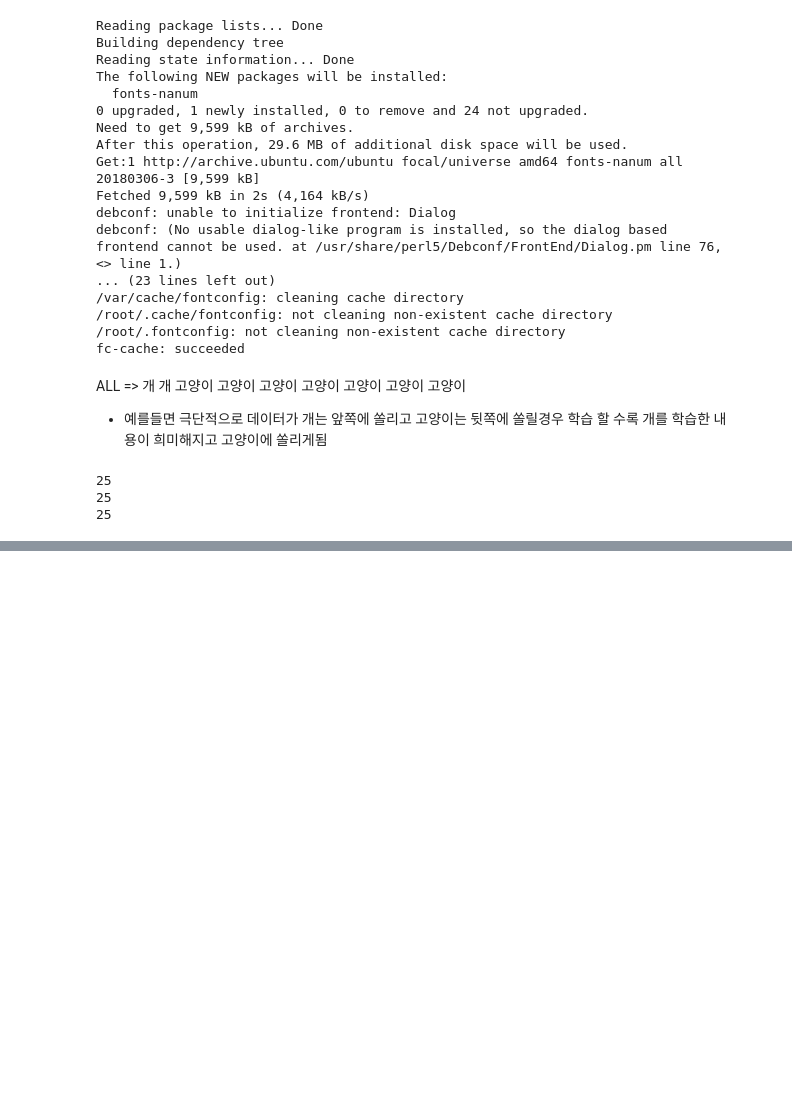
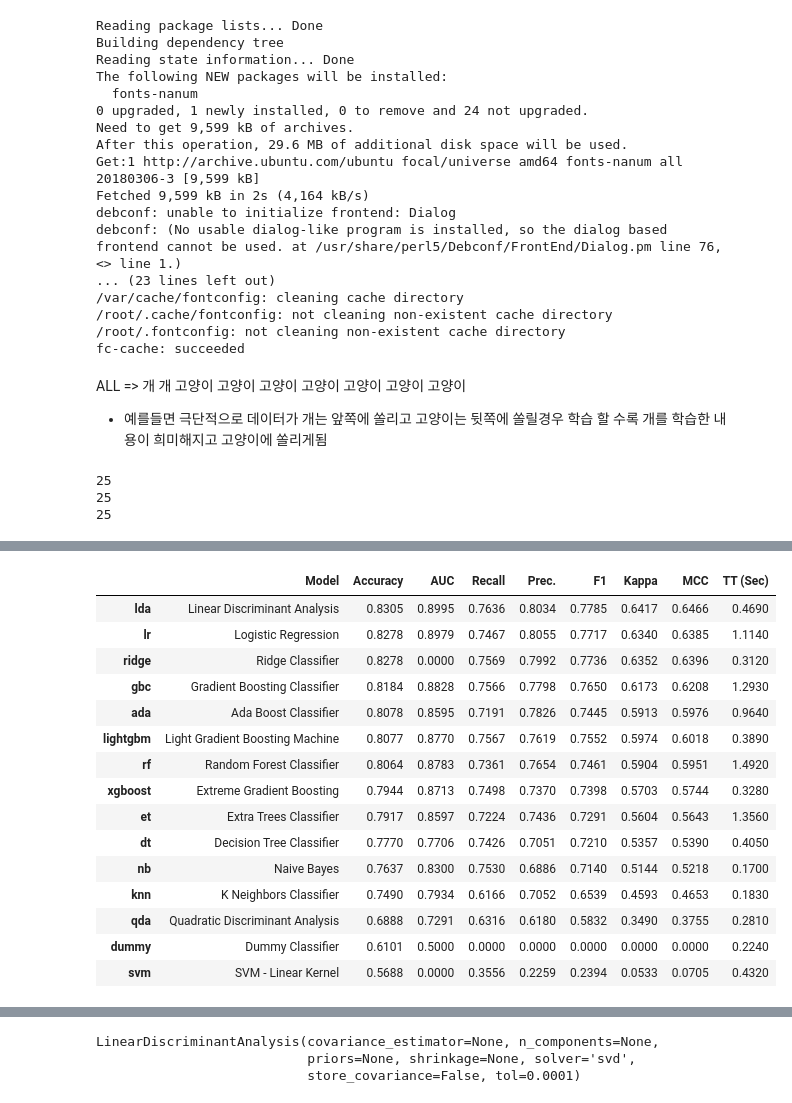
Before and after one commit to Hanbooyo/ML_lecture, a Jupyter notebook: ML_sample.ipynb, the cells around one changed output, grey strips where cells are left out. Saved outputs shown, nothing was run; the diff lists cells and outputs as text; code cells hidden in the pictures; blank space fills up the shorter version.

```diff
--- a/ML_sample.ipynb
+++ b/ML_sample.ipynb
@@ -249,0 +932,5 @@ plt.show()
+# %%
+# ML 모델 성능 비교
+top = compare_models()
+top
+# %% [output]
@@ -249,0 +938,16 @@ plt.show()
+|  | Model | Accuracy | AUC | Recall | Prec. | F1 | Kappa | MCC | TT (Sec) |
+| lda | Linear Discriminant Analysis | 0.8305 | 0.8995 | 0.7636 | 0.8034 | 0.7785 | 0.6417 | 0.6466 | 0.4690 |
+| lr | Logistic Regression | 0.8278 | 0.8979 | 0.7467 | 0.8055 | 0.7717 | 0.6340 | 0.6385 | 1.1140 |
+| ridge | Ridge Classifier | 0.8278 | 0.0000 | 0.7569 | 0.7992 | 0.7736 | 0.6352 | 0.6396 | 0.3120 |
+| gbc | Gradient Boosting Classifier | 0.8184 | 0.8828 | 0.7566 | 0.7798 | 0.7650 | 0.6173 | 0.6208 | 1.2930 |
+| ada | Ada Boost Classifier | 0.8078 | 0.8595 | 0.7191 | 0.7826 | 0.7445 | 0.5913 | 0.5976 | 0.9640 |
+| lightgbm | Light Gradient Boosting Machine | 0.8077 | 0.8770 | 0.7567 | 0.7619 | 0.7552 | 0.5974 | 0.6018 | 0.3890 |
+| rf | Random Forest Classifier | 0.8064 | 0.8783 | 0.7361 | 0.7654 | 0.7461 | 0.5904 | 0.5951 | 1.4920 |
+| xgboost | Extreme Gradient Boosting | 0.7944 | 0.8713 | 0.7498 | 0.7370 | 0.7398 | 0.5703 | 0.5744 | 0.3280 |
+| et | Extra Trees Classifier | 0.7917 | 0.8597 | 0.7224 | 0.7436 | 0.7291 | 0.5604 | 0.5643 | 1.3560 |
+| dt | Decision Tree Classifier | 0.7770 | 0.7706 | 0.7426 | 0.7051 | 0.7210 | 0.5357 | 0.5390 | 0.4050 |
+| nb | Naive Bayes | 0.7637 | 0.8300 | 0.7530 | 0.6886 | 0.7140 | 0.5144 | 0.5218 | 0.1700 |
+| knn | K Neighbors Classifier | 0.7490 | 0.7934 | 0.6166 | 0.7052 | 0.6539 | 0.4593 | 0.4653 | 0.1830 |
+| qda | Quadratic Discriminant Analysis | 0.6888 | 0.7291 | 0.6316 | 0.6180 | 0.5832 | 0.3490 | 0.3755 | 0.2810 |
+| dummy | Dummy Classifier | 0.6101 | 0.5000 | 0.0000 | 0.0000 | 0.0000 | 0.0000 | 0.0000 | 0.2240 |
+| svm | SVM - Linear Kernel | 0.5688 | 0.0000 | 0.3556 | 0.2259 | 0.2394 | 0.0533 | 0.0705 | 0.4320 |
@@ -249,0 +955,3 @@ plt.show()
+LinearDiscriminantAnalysis(covariance_estimator=None, n_components=None,
+                           priors=None, shrinkage=None, solver='svd',
+                           store_covariance=False, tol=0.0001)
```
Also changed, not shown: parts of 53 cells of this notebook.
